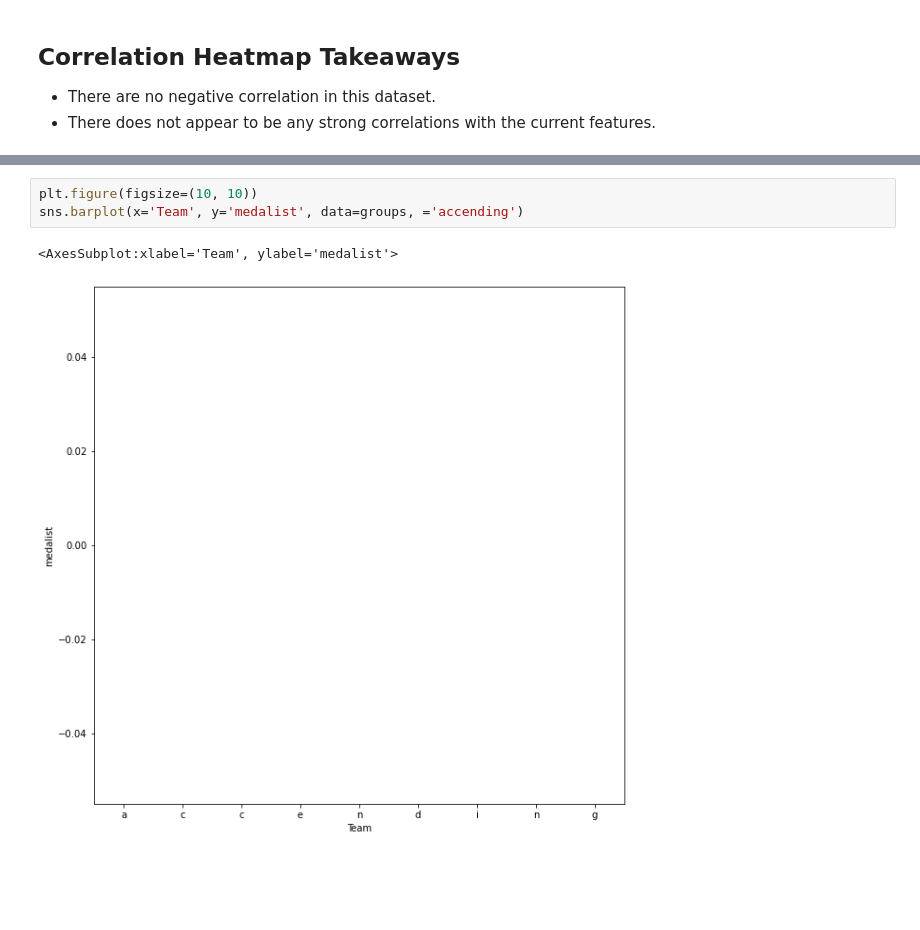
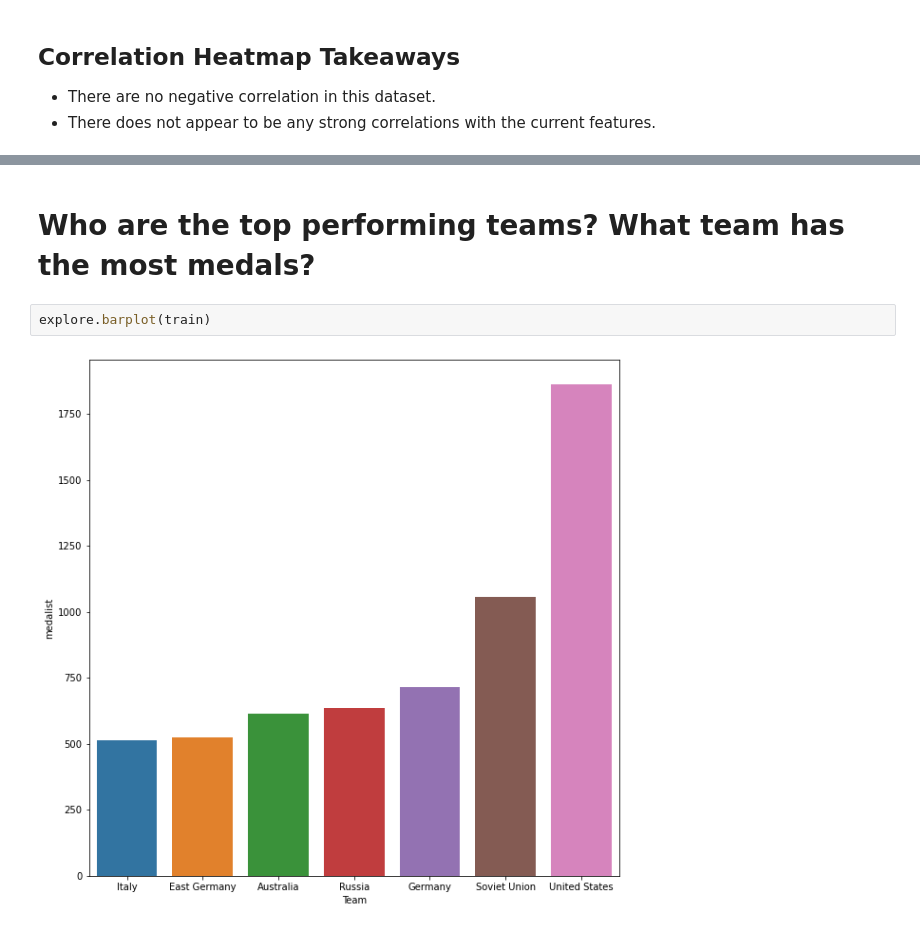
Before and after one commit to michael-haerle/olympic_dataset, a Jupyter notebook: final_notebook.ipynb, the cells around one changed output, grey strips where cells are left out. Saved outputs shown, nothing was run; the diff lists cells and outputs as text; blank space fills up the shorter version.

Commit message:
testing explore function

```diff
--- a/final_notebook.ipynb
+++ b/final_notebook.ipynb
@@ -115,6 +102,6 @@ groups
-# %%
-plt.figure(figsize=(10, 10))
-sns.barplot(x='Team', y='medalist', data=groups, ='accending')
-# %% [output]
-<AxesSubplot:xlabel='Team', ylabel='medalist'>
-[figure, removed]
+# %% [markdown]
+# Who are the top performing teams? What team has the most medals?
+# %%
+explore.barplot(train)
+# %% [output]
+[figure, added]
```
Also changed, not shown: parts of 1 cell of this notebook.
